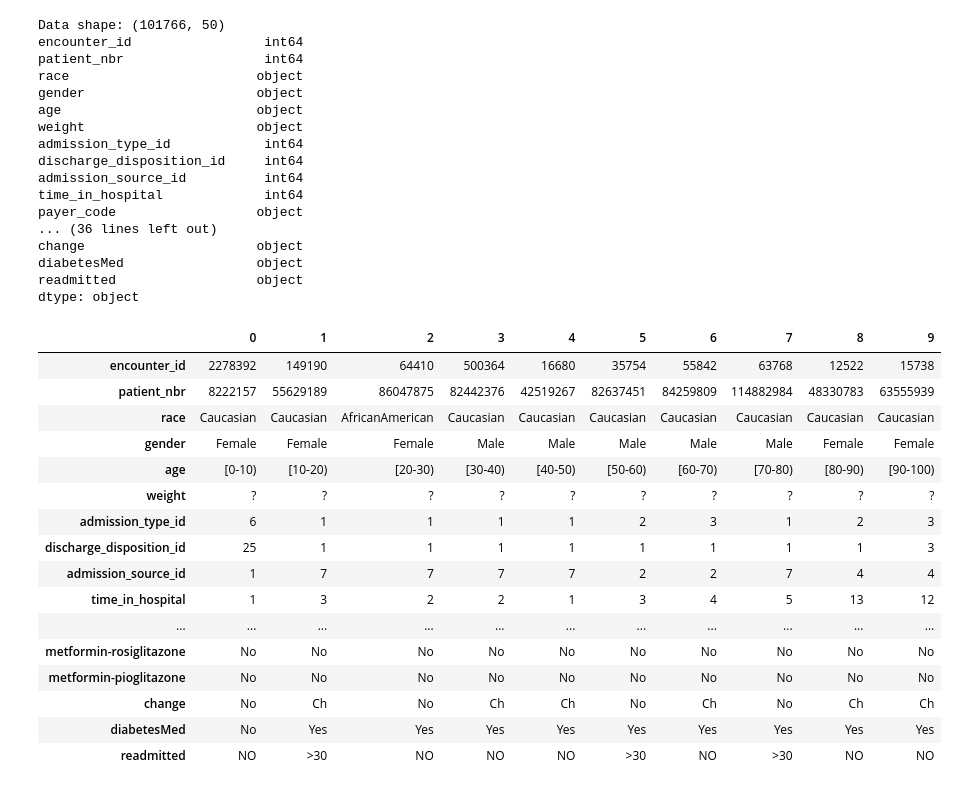
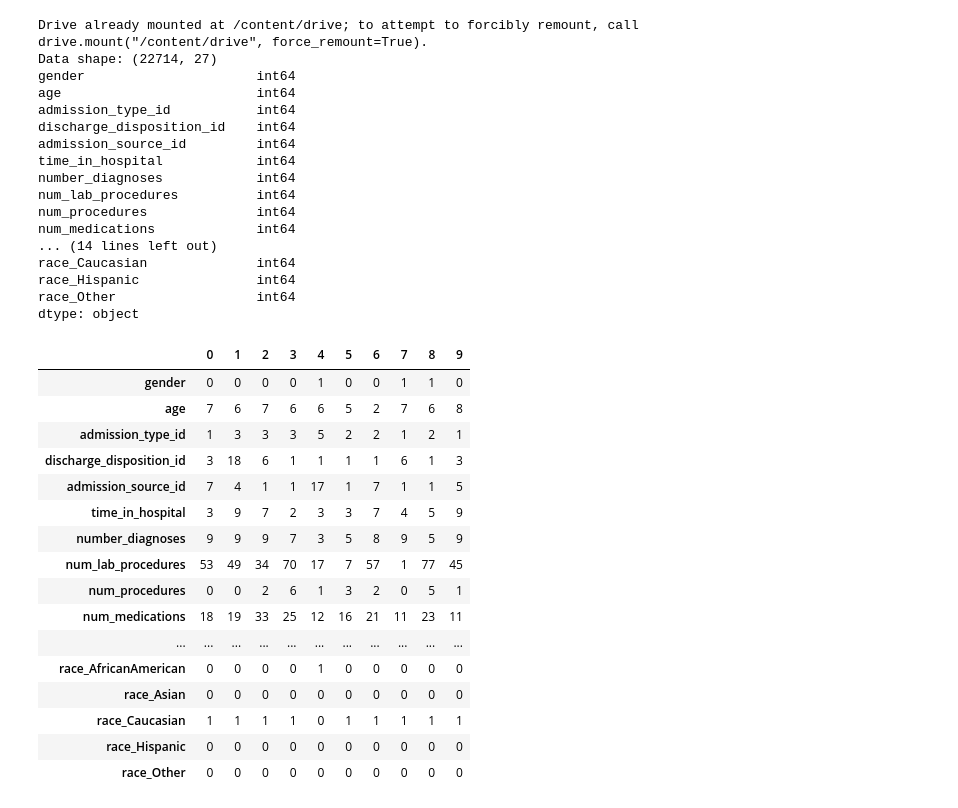
Before and after one commit to mridsa/deep-learning-project, a Jupyter notebook: 03 - arquitectura de linea de base.ipynb, the cells around one changed output. Drawn from its saved outputs; the diff is of its cells as text; code cells hidden in the pictures.

```diff
--- a/03 - arquitectura de linea de base.ipynb
+++ b/03 - arquitectura de linea de base.ipynb
@@ -27,41 +12,46 @@ Archive:  /content/781670.f1.zip
 # %%
+# Mount Google Drive
+drive.mount('/content/drive')
+# Load the CSV file into a DataFrame
+data = pd.read_csv('/content/drive/MyDrive/processedData.csv', index_col=0)
+
 #Checking data types of each variable
 print('Data shape: {}'.format(data.shape))
 print(data.dtypes)
 #Checking shape and displaying first 10 rows of data
 data.head(10).T
 # %% [output]
-Data shape: (101766, 50)
-encounter_id                 int64
-patient_nbr                  int64
-race                        object
-gender                      object
-age                         object
-weight                      object
-admission_type_id            int64
-discharge_disposition_id     int64
-admission_source_id          int64
-time_in_hospital             int64
-payer_code                  object
-... (36 lines left out)
-change                      object
-diabetesMed                 object
-readmitted                  object
+Drive already mounted at /content/drive; to attempt to forcibly remount, call drive.mount("/content/drive", force_remount=True).
+Data shape: (22714, 27)
+gender                      int64
+age                         int64
+admission_type_id           int64
+discharge_disposition_id    int64
+admission_source_id         int64
+time_in_hospital            int64
+number_diagnoses            int64
+num_lab_procedures          int64
+num_procedures              int64
+num_medications             int64
+... (14 lines left out)
+race_Caucasian              int64
+race_Hispanic               int64
+race_Other                  int64
 dtype: object
 |  | 0 | 1 | 2 | 3 | 4 | 5 | 6 | 7 | 8 | 9 |
-| encounter_id | 2278392 | 149190 | 64410 | 500364 | 16680 | 35754 | 55842 | 63768 | 12522 | 15738 |
-| patient_nbr | 8222157 | 55629189 | 86047875 | 82442376 | 42519267 | 82637451 | 84259809 | 114882984 | 48330783 | 63555939 |
-| race | Caucasian | Caucasian | AfricanAmerican | Caucasian | Caucasian | Caucasian | Caucasian | Caucasian | Caucasian | Caucasian |
-| gender | Female | Female | Female | Male | Male | Male | Male | Male | Female | Female |
-| age | [0-10) | [10-20) | [20-30) | [30-40) | [40-50) | [50-60) | [60-70) | [70-80) | [80-90) | [90-100) |
-| weight | ? | ? | ? | ? | ? | ? | ? | ? | ? | ? |
-| admission_type_id | 6 | 1 | 1 | 1 | 1 | 2 | 3 | 1 | 2 | 3 |
-| discharge_disposition_id | 25 | 1 | 1 | 1 | 1 | 1 | 1 | 1 | 1 | 3 |
-| admission_source_id | 1 | 7 | 7 | 7 | 7 | 2 | 2 | 7 | 4 | 4 |
-| time_in_hospital | 1 | 3 | 2 | 2 | 1 | 3 | 4 | 5 | 13 | 12 |
+| gender | 0 | 0 | 0 | 0 | 1 | 0 | 0 | 1 | 1 | 0 |
+| age | 7 | 6 | 7 | 6 | 6 | 5 | 2 | 7 | 6 | 8 |
+| admission_type_id | 1 | 3 | 3 | 3 | 5 | 2 | 2 | 1 | 2 | 1 |
+| discharge_disposition_id | 3 | 18 | 6 | 1 | 1 | 1 | 1 | 6 | 1 | 3 |
+| admission_source_id | 7 | 4 | 1 | 1 | 17 | 1 | 7 | 1 | 1 | 5 |
+| time_in_hospital | 3 | 9 | 7 | 2 | 3 | 3 | 7 | 4 | 5 | 9 |
+| number_diagnoses | 9 | 9 | 9 | 7 | 3 | 5 | 8 | 9 | 5 | 9 |
+| num_lab_procedures | 53 | 49 | 34 | 70 | 17 | 7 | 57 | 1 | 77 | 45 |
+| num_procedures | 0 | 0 | 2 | 6 | 1 | 3 | 2 | 0 | 5 | 1 |
+| num_medications | 18 | 19 | 33 | 25 | 12 | 16 | 21 | 11 | 23 | 11 |
 | ... | ... | ... | ... | ... | ... | ... | ... | ... | ... | ... |
-| metformin-rosiglitazone | No | No | No | No | No | No | No | No | No | No |
-| metformin-pioglitazone | No | No | No | No | No | No | No | No | No | No |
-| change | No | Ch | No | Ch | Ch | No | Ch | No | Ch | Ch |
-| diabetesMed | No | Yes | Yes | Yes | Yes | Yes | Yes | Yes | Yes | Yes |
-| readmitted | NO | >30 | NO | NO | NO | >30 | NO | >30 | NO | NO |
+| race_AfricanAmerican | 0 | 0 | 0 | 0 | 1 | 0 | 0 | 0 | 0 | 0 |
+| race_Asian | 0 | 0 | 0 | 0 | 0 | 0 | 0 | 0 | 0 | 0 |
+| race_Caucasian | 1 | 1 | 1 | 1 | 0 | 1 | 1 | 1 | 1 | 1 |
+| race_Hispanic | 0 | 0 | 0 | 0 | 0 | 0 | 0 | 0 | 0 | 0 |
+| race_Other | 0 | 0 | 0 | 0 | 0 | 0 | 0 | 0 | 0 | 0 |
```
Also changed, not shown: parts of 30 cells of this notebook, 2 other files.
